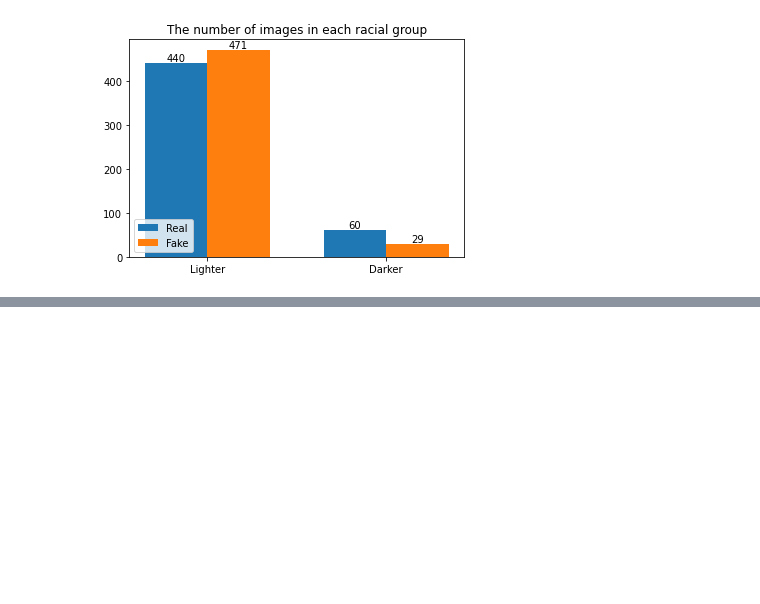
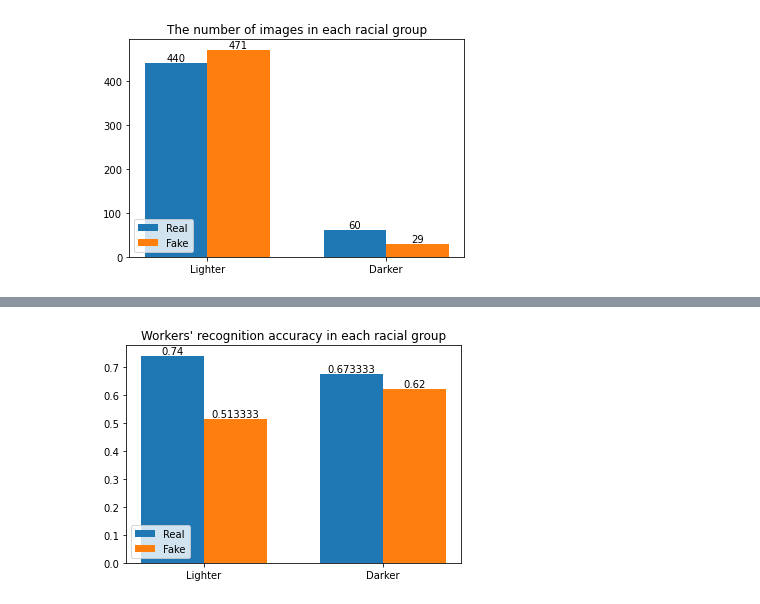
Before and after one commit to BirkhoffG/crowd_project, a Jupyter notebook: fairness.ipynb, the cells around one changed output, grey strips where cells are left out. Saved outputs shown, nothing was run; the diff lists cells and outputs as text; code cells hidden in the pictures; blank space fills up the shorter version.

```diff
--- a/fairness.ipynb
+++ b/fairness.ipynb
@@ -144,0 +191,10 @@ fig = freq_bar(
+# %%
+worker_final_acc = worker_acc[['INPUT:image', 'OUTPUT:result', 'GOLDEN:result']].groupby('INPUT:image').sum().reset_index()
+# %%
+worker_final_acc = worker_final_acc.merge(balanced_set, on='INPUT:image')
+# %%
+worker_final_acc_real = worker_final_acc[worker_final_acc['GOLDEN:result'] == 0.]
+worker_final_acc_fake = worker_final_acc[worker_final_acc['GOLDEN:result'] > 0]
+# %%
+worker_final_acc_fake['acc'] = worker_final_acc_fake['OUTPUT:result'] / worker_final_acc_fake['GOLDEN:result']
+worker_final_acc_real['acc'] = (3 - worker_final_acc_real['OUTPUT:result']) / (3 - worker_final_acc_real['GOLDEN:result'])
@@ -144,0 +236,10 @@ fig = freq_bar(
+# %%
+fig = freq_bar(
+    real_y=worker_final_acc_real.groupby('skin').mean()['acc'],
+    fake_y=worker_final_acc_fake.groupby('skin').mean()['acc'],
+    # skin_acc[500:].groupby('skin').mean()['acc'],
+    # skin_acc[:500].groupby('skin').mean()['acc'],
+    title="Workers' recognition accuracy in each racial group"
+)
+# %% [output]
+[figure, added]
```
Also changed, not shown: parts of 16 cells of this notebook, 3 other files.
